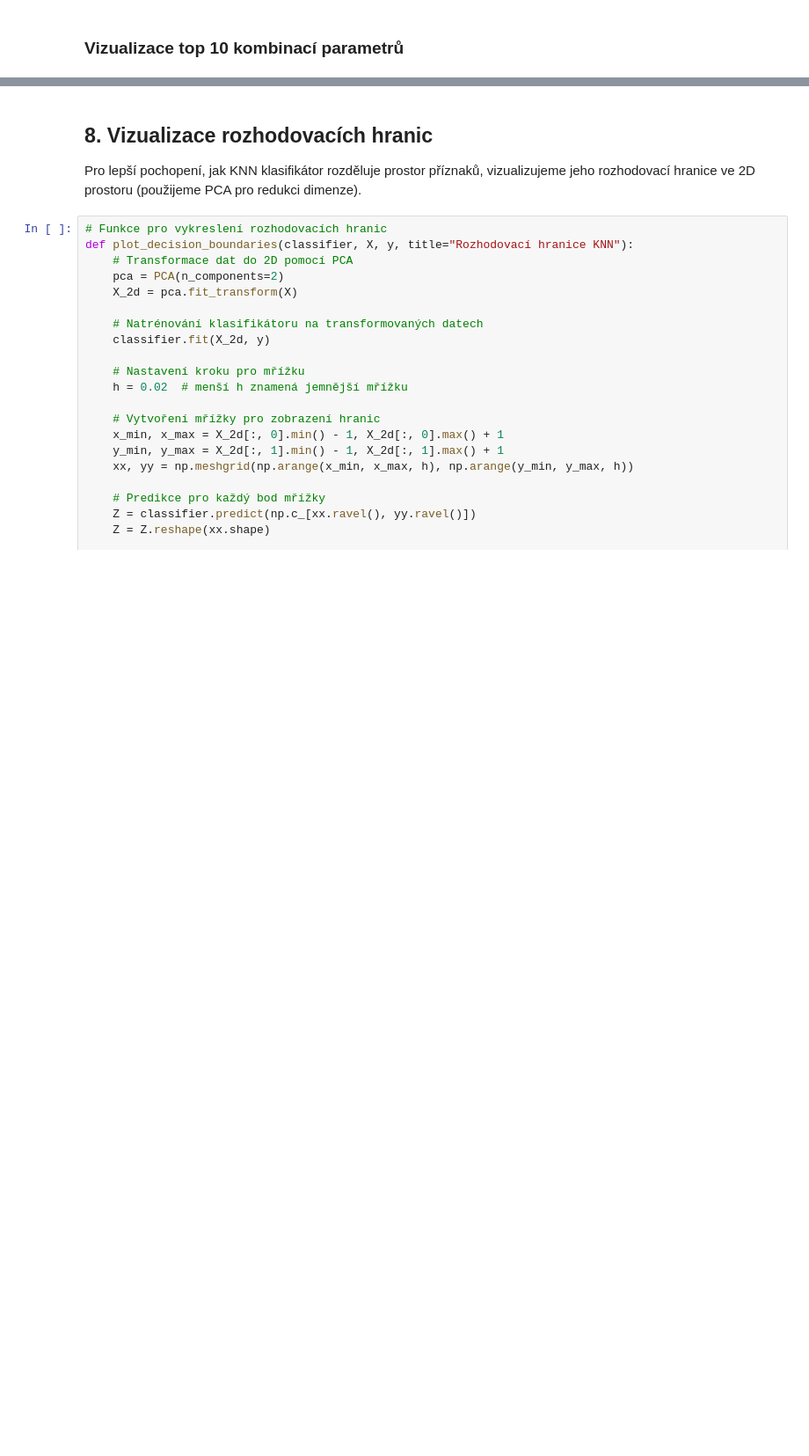
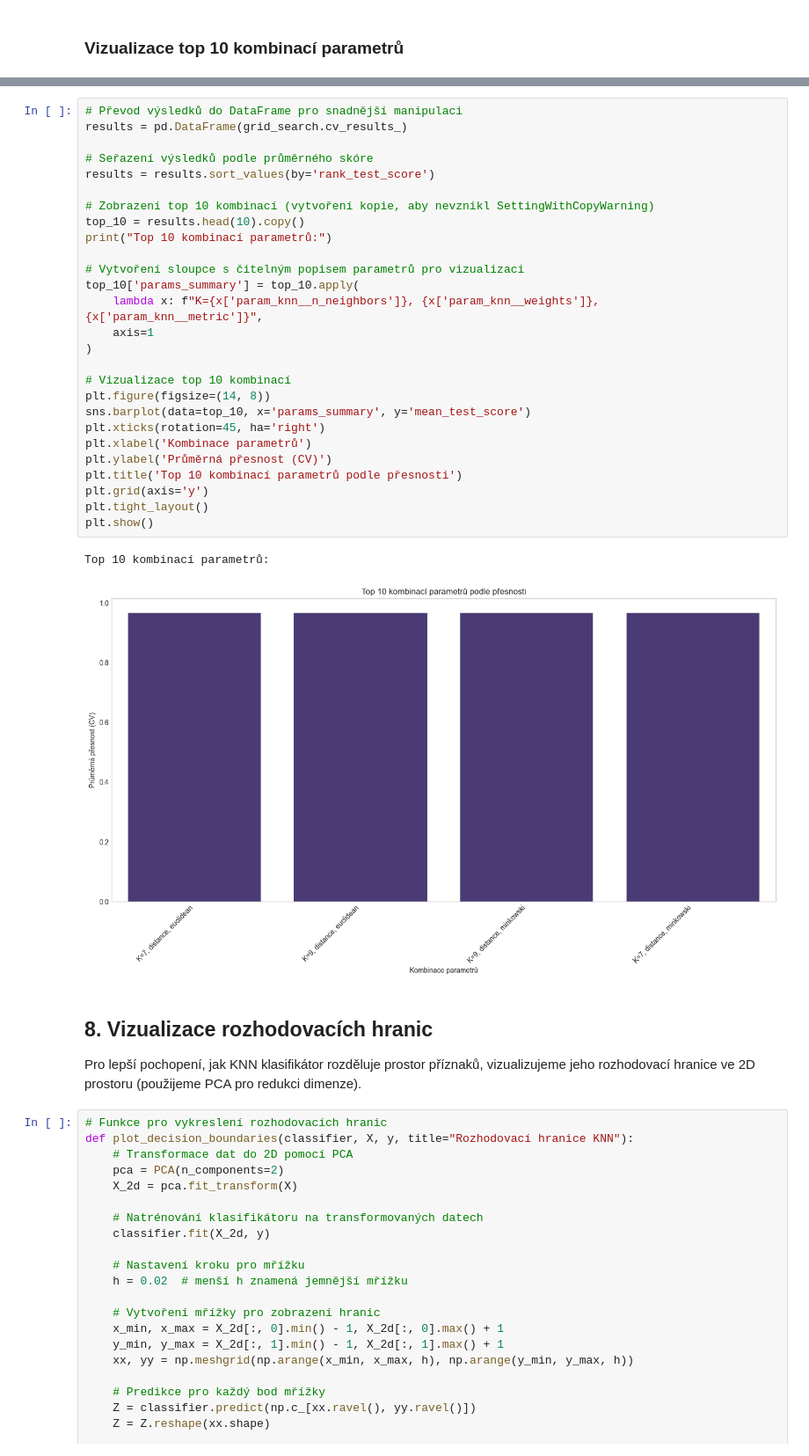
Before and after one commit to pavelklos/ai-ml, a Jupyter notebook: 9-SCIKIT-LEARN/01.04-Classification-KNeighbors-Classifier.ipynb, the cells around one changed output, grey strips where cells are left out. Shown at 88% size. Saved outputs shown, nothing was run; the diff lists cells and outputs as text; blank space fills up the shorter version.

```diff
--- a/9-SCIKIT-LEARN/01.04-Classification-KNeighbors-Classifier.ipynb
+++ b/9-SCIKIT-LEARN/01.04-Classification-KNeighbors-Classifier.ipynb
@@ -345,3 +427,33 @@ plt.show()
+# %%
+# Převod výsledků do DataFrame pro snadnější manipulaci
+results = pd.DataFrame(grid_search.cv_results_)
+
+# Seřazení výsledků podle průměrného skóre
+results = results.sort_values(by='rank_test_score')
+
+# Zobrazení top 10 kombinací (vytvoření kopie, aby nevznikl SettingWithCopyWarning)
+top_10 = results.head(10).copy()
+print("Top 10 kombinací parametrů:")
+
+# Vytvoření sloupce s čitelným popisem parametrů pro vizualizaci
+top_10['params_summary'] = top_10.apply(
+    lambda x: f"K={x['param_knn__n_neighbors']}, {x['param_knn__weights']}, {x['param_knn__metric']}",
+    axis=1
+)
+
+# Vizualizace top 10 kombinací
+plt.figure(figsize=(14, 8))
+sns.barplot(data=top_10, x='params_summary', y='mean_test_score')
+plt.xticks(rotation=45, ha='right')
+plt.xlabel('Kombinace parametrů')
+plt.ylabel('Průměrná přesnost (CV)')
+plt.title('Top 10 kombinací parametrů podle přesnosti')
+plt.grid(axis='y')
+plt.tight_layout()
+plt.show()
+# %% [output]
+Top 10 kombinací parametrů:
+[figure, added]
 # %% [markdown]
 ## 8. Vizualizace rozhodovacích hranic
 
```
Also changed, not shown: parts of 20 cells of this notebook, 1 other file.
